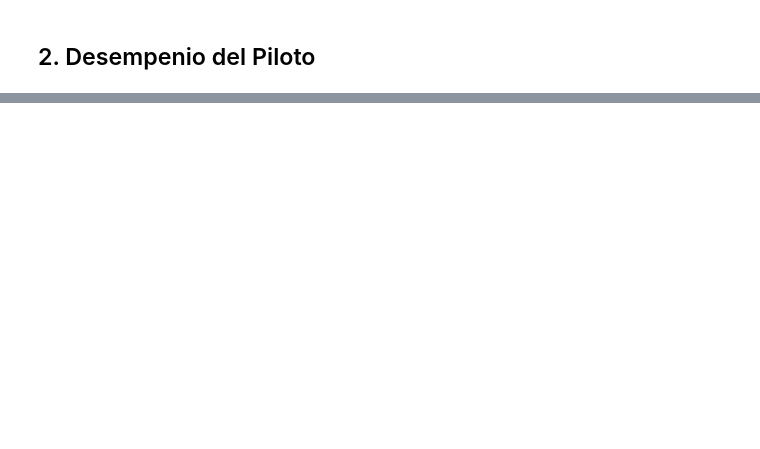
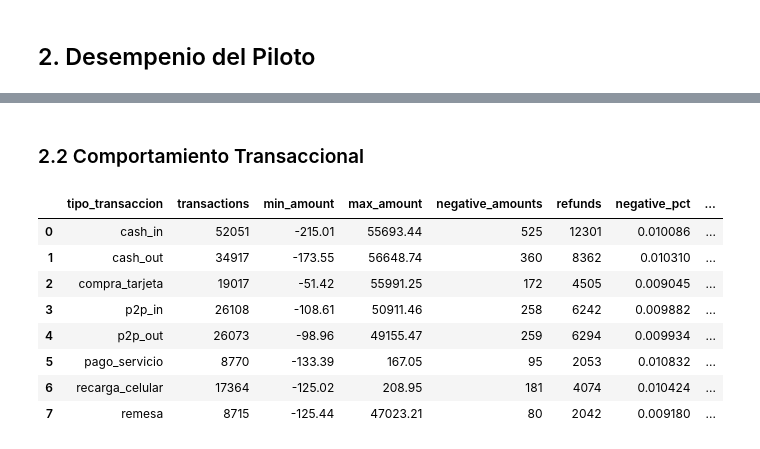
Before and after one commit to Janka312/physical-debit-card-pilot, a Jupyter notebook: notebooks/02_pilot_analysis.ipynb, the cells around one changed output, grey strips where cells are left out. Cells and saved outputs as stored; diff of their text form; code cells hidden in the pictures; blank space fills up the shorter version.

```diff
--- a/notebooks/02_pilot_analysis.ipynb
+++ b/notebooks/02_pilot_analysis.ipynb
@@ -111,0 +969,45 @@ display(
+# %% [markdown]
+### 2.2 Comportamiento Transaccional
+# %%
+# Semántica del monto por tipo de transacción
+# Revisa signos y devoluciones antes de construir las métricas de volumen.
+
+transactions["monto_num"] = pd.to_numeric(
+    transactions["monto"],
+    errors="coerce",
+)
+
+amount_check = (
+    transactions
+    .groupby("tipo_transaccion")
+    .agg(
+        transactions=("transaccion_id", "count"),
+        min_amount=("monto_num", "min"),
+        max_amount=("monto_num", "max"),
+        negative_amounts=("monto_num", lambda x: (x < 0).sum()),
+        refunds=("es_devolucion", lambda x: x.eq(True).sum()),
+    )
+    .reset_index()
+)
+
+amount_check["negative_pct"] = (
+    amount_check["negative_amounts"]
+    / amount_check["transactions"]
+)
+
+amount_check["refund_pct"] = (
+    amount_check["refunds"]
+    / amount_check["transactions"]
+)
+
+display(amount_check)
+# %% [output]
+|  | tipo_transaccion | transactions | min_amount | max_amount | negative_amounts | refunds | negative_pct | ... |
+| 0 | cash_in | 52051 | -215.01 | 55693.44 | 525 | 12301 | 0.010086 | ... |
+| 1 | cash_out | 34917 | -173.55 | 56648.74 | 360 | 8362 | 0.010310 | ... |
+| 2 | compra_tarjeta | 19017 | -51.42 | 55991.25 | 172 | 4505 | 0.009045 | ... |
+| 3 | p2p_in | 26108 | -108.61 | 50911.46 | 258 | 6242 | 0.009882 | ... |
+| 4 | p2p_out | 26073 | -98.96 | 49155.47 | 259 | 6294 | 0.009934 | ... |
+| 5 | pago_servicio | 8770 | -133.39 | 167.05 | 95 | 2053 | 0.010832 | ... |
+| 6 | recarga_celular | 17364 | -125.02 | 208.95 | 181 | 4074 | 0.010424 | ... |
+| 7 | remesa | 8715 | -125.44 | 47023.21 | 80 | 2042 | 0.009180 | ... |
```
Also changed, not shown: parts of 46 cells of this notebook, 1 other file.
